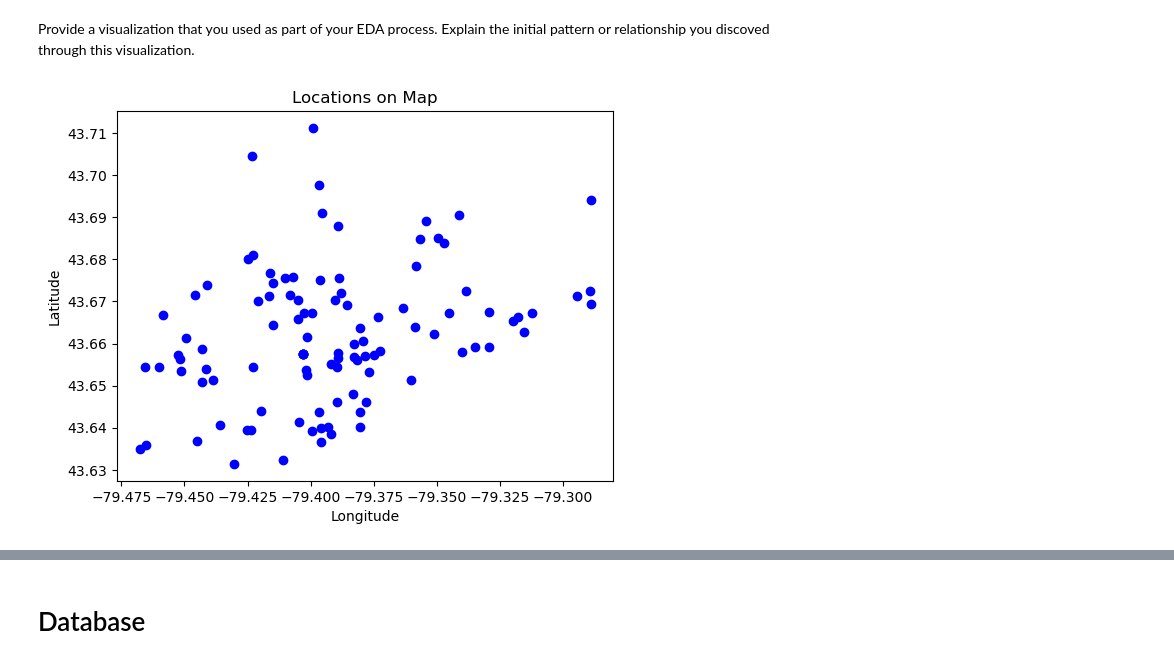
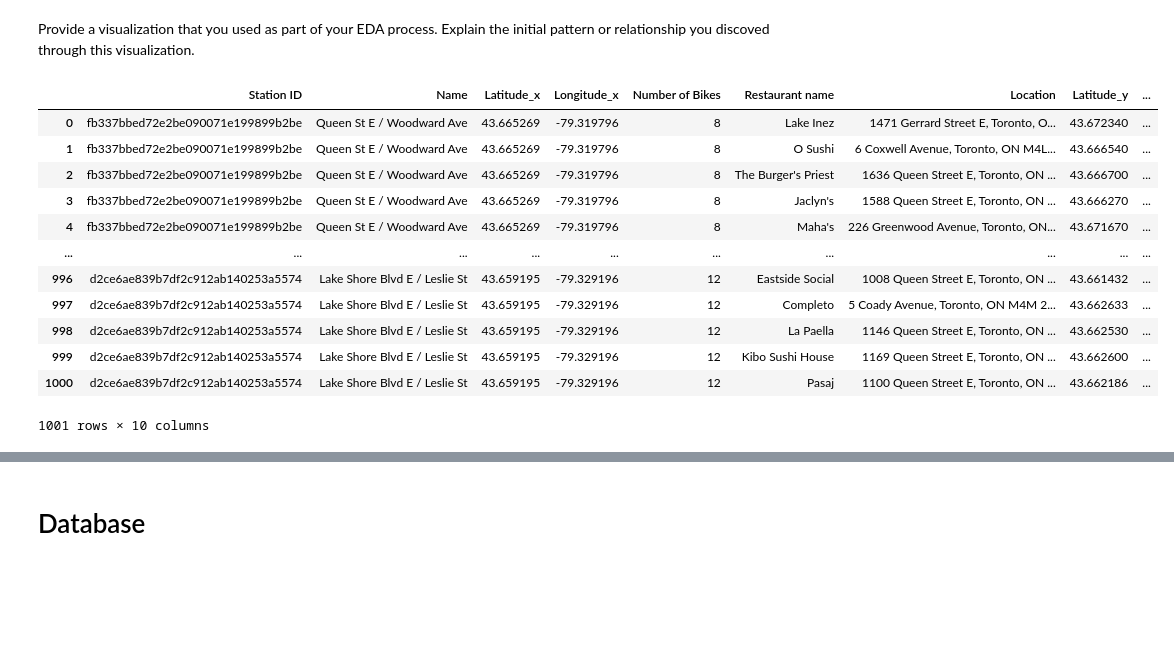
Before and after one commit to chloephuong/LHL-Statistical-Modelling-Project, a Jupyter notebook: notebooks/joining_data.ipynb, the cells around one changed output, grey strips where cells are left out. Drawn from its saved outputs; the diff is of its cells as text; code cells hidden in the pictures; blank space fills up the shorter version.

```diff
--- a/notebooks/joining_data.ipynb
+++ b/notebooks/joining_data.ipynb
@@ -39,22 +43,21 @@ bike_df
 # %% [markdown]
 Provide a visualization that you used as part of your EDA process. Explain the initial pattern or relationship you discoved through this visualization.
-# %%
-import matplotlib.pyplot as plt
-
-# Iterate over the rows of the DataFrame
-for index, row in merged_df.iterrows():
-    latitude = row['Latitude']
-    longitude = row['Longitude_x']
-
-    # Plot the location on the map
-    plt.scatter(longitude, latitude, marker='o', color='blue')
-
-# Set the title and labels
-plt.title('Locations on Map')
-plt.xlabel('Longitude')
-plt.ylabel('Latitude')
-
-# Show the plot
-plt.show()
-# %% [output]
-[figure, removed]
+# %%
+# Merge average rating with bike_df
+EDA_bike_df = pd.merge(bike_df, yelp_df, on='Station ID', how='left')
+
+EDA_bike_df
+# %% [output]
+|  | Station ID | Name | Latitude_x | Longitude_x | Number of Bikes | Restaurant name | Location | Latitude_y | ... |
+| 0 | fb337bbed72e2be090071e199899b2be | Queen St E / Woodward Ave | 43.665269 | -79.319796 | 8 | Lake Inez | 1471 Gerrard Street E, Toronto, O... | 43.672340 | ... |
+| 1 | fb337bbed72e2be090071e199899b2be | Queen St E / Woodward Ave | 43.665269 | -79.319796 | 8 | O Sushi | 6 Coxwell Avenue, Toronto, ON M4L... | 43.666540 | ... |
+| 2 | fb337bbed72e2be090071e199899b2be | Queen St E / Woodward Ave | 43.665269 | -79.319796 | 8 | The Burger's Priest | 1636 Queen Street E, Toronto, ON ... | 43.666700 | ... |
+| 3 | fb337bbed72e2be090071e199899b2be | Queen St E / Woodward Ave | 43.665269 | -79.319796 | 8 | Jaclyn's | 1588 Queen Street E, Toronto, ON ... | 43.666270 | ... |
+| 4 | fb337bbed72e2be090071e199899b2be | Queen St E / Woodward Ave | 43.665269 | -79.319796 | 8 | Maha's | 226 Greenwood Avenue, Toronto, ON... | 43.671670 | ... |
+| ... | ... | ... | ... | ... | ... | ... | ... | ... | ... |
+| 996 | d2ce6ae839b7df2c912ab140253a5574 | Lake Shore Blvd E / Leslie St | 43.659195 | -79.329196 | 12 | Eastside Social | 1008 Queen Street E, Toronto, ON ... | 43.661432 | ... |
+| 997 | d2ce6ae839b7df2c912ab140253a5574 | Lake Shore Blvd E / Leslie St | 43.659195 | -79.329196 | 12 | Completo | 5 Coady Avenue, Toronto, ON M4M 2... | 43.662633 | ... |
+| 998 | d2ce6ae839b7df2c912ab140253a5574 | Lake Shore Blvd E / Leslie St | 43.659195 | -79.329196 | 12 | La Paella | 1146 Queen Street E, Toronto, ON ... | 43.662530 | ... |
+| 999 | d2ce6ae839b7df2c912ab140253a5574 | Lake Shore Blvd E / Leslie St | 43.659195 | -79.329196 | 12 | Kibo Sushi House | 1169 Queen Street E, Toronto, ON ... | 43.662600 | ... |
+| 1000 | d2ce6ae839b7df2c912ab140253a5574 | Lake Shore Blvd E / Leslie St | 43.659195 | -79.329196 | 12 | Pasaj | 1100 Queen Street E, Toronto, ON ... | 43.662186 | ... |
+1001 rows × 10 columns
```
Also changed, not shown: parts of 5 cells of this notebook.
